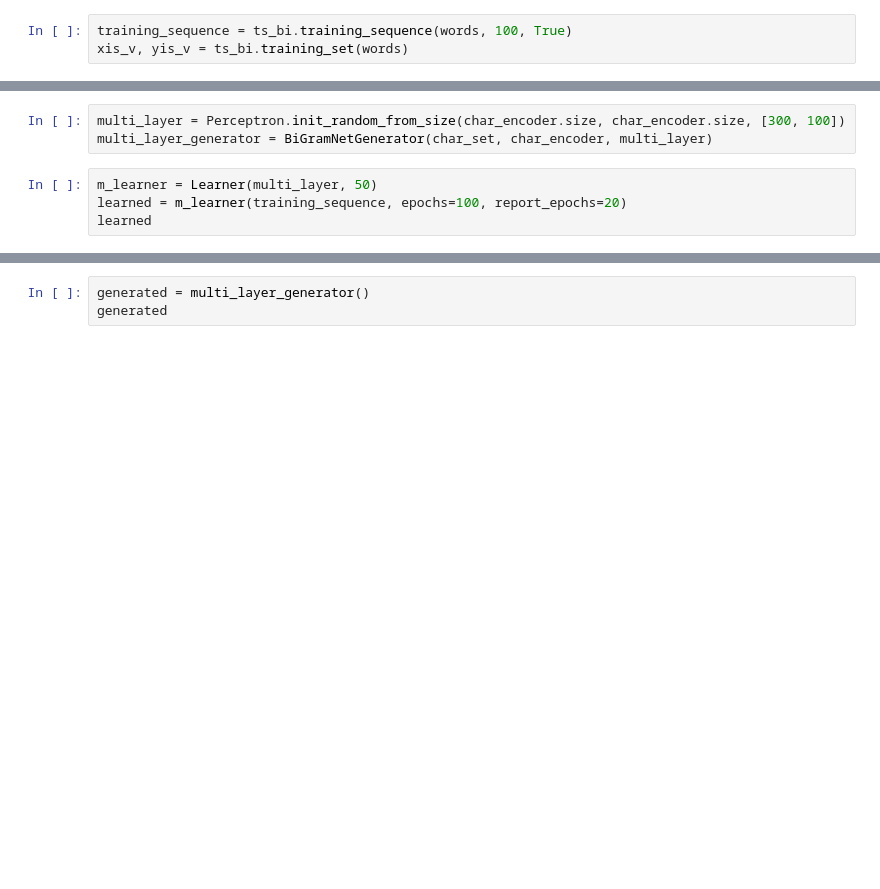
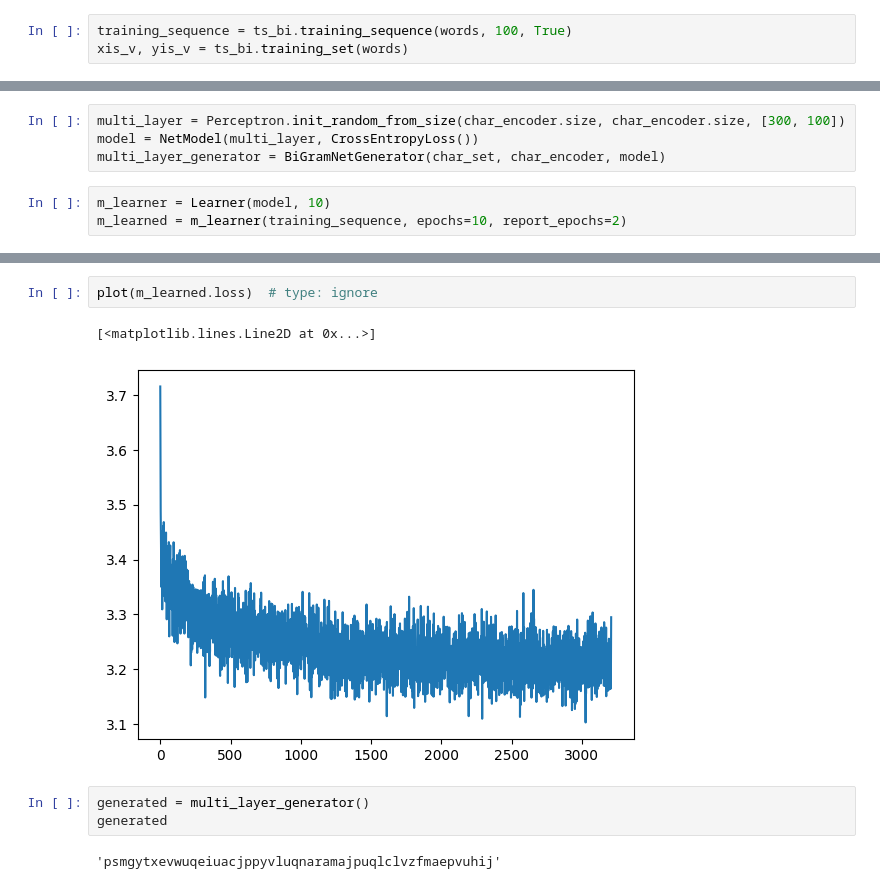
Before and after one commit to yvan-vivid/learning-ai, a Jupyter notebook: karpathy-series/notebooks/makemore/network_bigram_model.ipynb, the cells around one changed output, grey strips where cells are left out. Drawn from its saved outputs; the diff is of its cells as text; blank space fills up the shorter version.

```diff
--- a/karpathy-series/notebooks/makemore/network_bigram_model.ipynb
+++ b/karpathy-series/notebooks/makemore/network_bigram_model.ipynb
@@ -61,7 +57,7 @@ NameError: name 'losses' is not defined
 # %%
 multi_layer = Perceptron.init_random_from_size(char_encoder.size, char_encoder.size, [300, 100])
-multi_layer_generator = BiGramNetGenerator(char_set, char_encoder, multi_layer)
+model = NetModel(multi_layer, CrossEntropyLoss())
+multi_layer_generator = BiGramNetGenerator(char_set, char_encoder, model)
 # %%
-m_learner = Learner(multi_layer, 50)
-learned = m_learner(training_sequence, epochs=100, report_epochs=20)
-learned
+m_learner = Learner(model, 10)
+m_learned = m_learner(training_sequence, epochs=10, report_epochs=2)
@@ -68,3 +70,10 @@ learned
+# %%
+plot(m_learned.loss)  # type: ignore
+# %% [output]
+[<matplotlib.lines.Line2D at 0x...>]
+[figure, added]
 # %%
 generated = multi_layer_generator()
 generated
+# %% [output]
+'psmgytxevwuqeiuacjppyvluqnaramajpuqlclvzfmaepvuhij'
```
Also changed, not shown: parts of 7 cells of this notebook, 18 other files.
